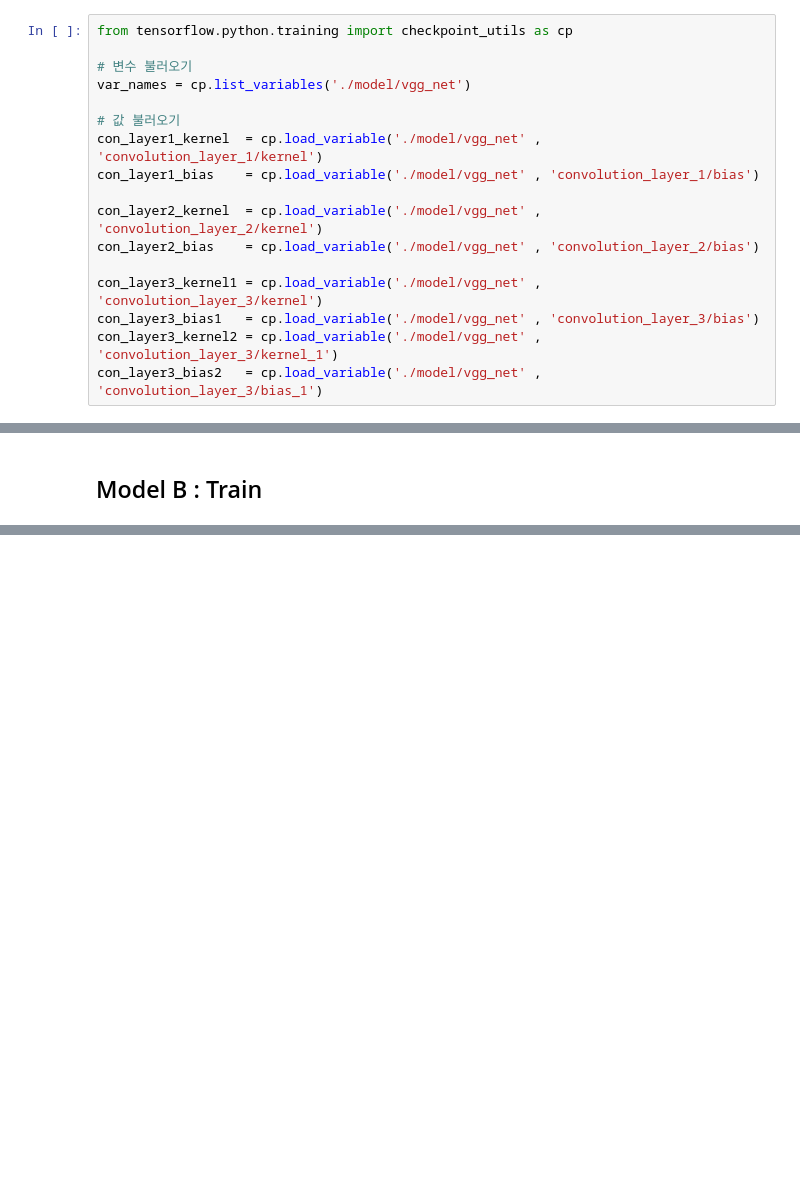
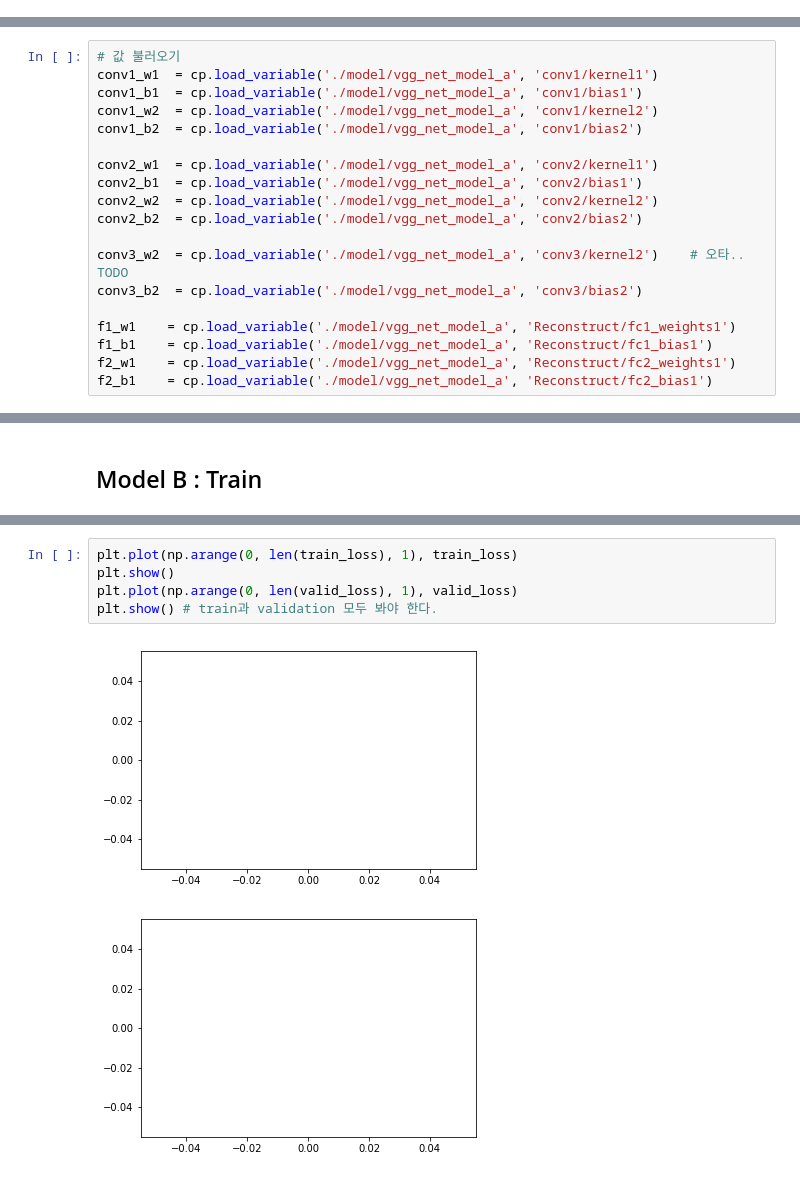
Before and after one commit to public-ai/ALAI_Homework, a Jupyter notebook: homework/week_9/insun/Week09_vgg_net_modelB.ipynb, the cells around one changed output, grey strips where cells are left out. Saved outputs shown, nothing was run; the diff lists cells and outputs as text; blank space fills up the shorter version.

```diff
--- a/homework/week_9/insun/Week09_vgg_net_modelB.ipynb
+++ b/homework/week_9/insun/Week09_vgg_net_modelB.ipynb
@@ -191,20 +239,3 @@ with graph.as_default() :
 ## Model B : Train
 # %% [markdown]
 ### Load trained weight and bias
-# %%
-from tensorflow.python.training import checkpoint_utils as cp
-
-# 변수 불러오기
-var_names = cp.list_variables('./model/vgg_net')
-
-# 값 불러오기
-con_layer1_kernel  = cp.load_variable('./model/vgg_net' , 'convolution_layer_1/kernel')
-con_layer1_bias    = cp.load_variable('./model/vgg_net' , 'convolution_layer_1/bias')
-
-con_layer2_kernel  = cp.load_variable('./model/vgg_net' , 'convolution_layer_2/kernel')
-con_layer2_bias    = cp.load_variable('./model/vgg_net' , 'convolution_layer_2/bias')
-
-con_layer3_kernel1 = cp.load_variable('./model/vgg_net' , 'convolution_layer_3/kernel')
-con_layer3_bias1   = cp.load_variable('./model/vgg_net' , 'convolution_layer_3/bias')
-con_layer3_kernel2 = cp.load_variable('./model/vgg_net' , 'convolution_layer_3/kernel_1')
-con_layer3_bias2   = cp.load_variable('./model/vgg_net' , 'convolution_layer_3/bias_1')
@@ -210,0 +262,19 @@ con_layer3_bias2   = cp.load_variable('./model/vgg_net' , 'convolution_layer_3/b
+# %%
+# 값 불러오기
+conv1_w1  = cp.load_variable('./model/vgg_net_model_a', 'conv1/kernel1')
+conv1_b1  = cp.load_variable('./model/vgg_net_model_a', 'conv1/bias1')
+conv1_w2  = cp.load_variable('./model/vgg_net_model_a', 'conv1/kernel2')
+conv1_b2  = cp.load_variable('./model/vgg_net_model_a', 'conv1/bias2')
+
+conv2_w1  = cp.load_variable('./model/vgg_net_model_a', 'conv2/kernel1')
+conv2_b1  = cp.load_variable('./model/vgg_net_model_a', 'conv2/bias1')
+conv2_w2  = cp.load_variable('./model/vgg_net_model_a', 'conv2/kernel2')
+conv2_b2  = cp.load_variable('./model/vgg_net_model_a', 'conv2/bias2')
+
+conv3_w2  = cp.load_variable('./model/vgg_net_model_a', 'conv3/kernel2')    # 오타.. TODO
+conv3_b2  = cp.load_variable('./model/vgg_net_model_a', 'conv3/bias2')
+
+f1_w1    = cp.load_variable('./model/vgg_net_model_a', 'Reconstruct/fc1_weights1')
+f1_b1    = cp.load_variable('./model/vgg_net_model_a', 'Reconstruct/fc1_bias1')
+f2_w1    = cp.load_variable('./model/vgg_net_model_a', 'Reconstruct/fc2_weights1')
+f2_b1    = cp.load_variable('./model/vgg_net_model_a', 'Reconstruct/fc2_bias1')
@@ -281,0 +392,8 @@ NotFoundError: ignored
+# %%
+plt.plot(np.arange(0, len(train_loss), 1), train_loss)
+plt.show()
+plt.plot(np.arange(0, len(valid_loss), 1), valid_loss)
+plt.show() # train과 validation 모두 봐야 한다.
+# %% [output]
+[figure, added]
+[figure, added]
```
Also changed, not shown: parts of 9 cells of this notebook, 1 other file.
